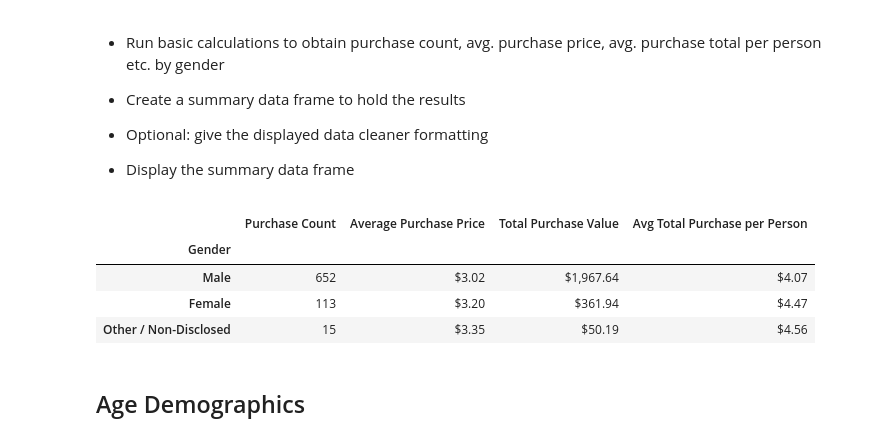
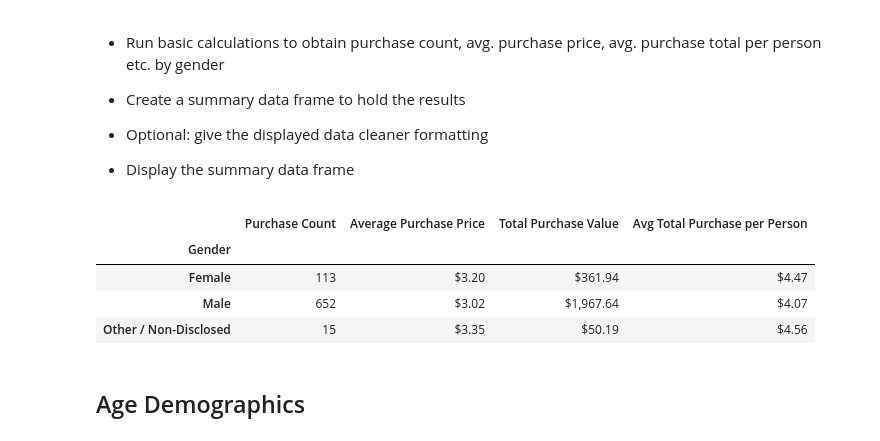
Before and after one commit to c-kleerun/pandas_challenge, a Jupyter notebook: HeroesOfPymoli/HeroesOfPymoli_nb.ipynb, the cells around one changed output. Drawn from its saved outputs; the diff is of its cells as text; code cells hidden in the pictures.

```diff
--- a/HeroesOfPymoli/HeroesOfPymoli_nb.ipynb
+++ b/HeroesOfPymoli/HeroesOfPymoli_nb.ipynb
@@ -112,52 +105,27 @@ g_demo_df
 
 * Display the summary data frame
 # %%
-g_count = purchase_data['Gender'].value_counts()
-m_prices = purchase_data.loc[purchase_data['Gender'] == 'Male', ['Gender','Price']]
-m_price = m_prices['Price'].sum()
-m_per = gender_df.loc[gender_df['Gender'] == 'Male', ['Gender']]
-m_per = m_per['Gender'].count()
-
-f_prices = purchase_data.loc[purchase_data['Gender'] == 'Female', ['Gender','Price']]
-f_price = f_prices['Price'].sum()
-f_per = gender_df.loc[gender_df['Gender'] == 'Female', ['Gender']]
-f_per = f_per['Gender'].count()
-
-o_prices = purchase_data.loc[purchase_data['Gender'] == 'Other / Non-Disclosed', ['Gender','Price']]
-o_price = o_prices['Price'].sum()
-o_per = gender_df.loc[gender_df['Gender'] == 'Other / Non-Disclosed',['Gender']]
-o_per = o_per['Gender'].count()
-
-m_total = g_count['Male']
-m_avg_price = m_price / m_total
-m_avg_per = m_price / m_per
-
-f_total = g_count['Female']
-f_avg_price = f_price / f_total
-f_avg_per = f_price / f_per
-
-o_total = g_count['Other / Non-Disclosed']
-o_avg_price = o_price / o_total
-o_avg_per = o_price / o_per
+group_obj = purchase_data.groupby(['Gender'])['SN'].count()
+group_obj2 = purchase_data.groupby(['Gender'])['Price'].mean()
+group_obj3 = purchase_data.groupby(['Gender'])['Price'].sum()
+group_obj4 = group_obj3 / g_count
 
 pa_gender_df = pd.DataFrame({
-    'Gender': ['Male', 'Female', 'Other / Non-Disclosed'],
-    'Purchase Count' : [m_total, f_total, o_total],
-    'Average Purchase Price' : [m_avg_price, f_avg_price, o_avg_price],
-    'Total Purchase Value' : [m_price, f_price, o_price],
-    'Avg Total Purchase per Person' :[m_avg_per, f_avg_per, o_avg_per]
+    'Purchase Count' : group_obj,
+    'Average Purchase Price' : group_obj2,
+    'Total Purchase Value' : group_obj3,
+    'Avg Total Purchase per Person' : group_obj4
 })
 
-pa_gender_df = pa_gender_df.set_index('Gender')
 pa_gender_df ['Average Purchase Price'] = pa_gender_df['Average Purchase Price'].map('${:,.2f}'.format)
 pa_gender_df ['Total Purchase Value'] = pa_gender_df['Total Purchase Value'].map('${:,.2f}'.format)
 pa_gender_df ['Avg Total Purchase per Person'] = pa_gender_df['Avg Total Purchase per Person'].map('${:,.2f}'.format)
 pa_gender_df
 # %% [output]
 |  | Purchase Count | Average Purchase Price | Total Purchase Value | Avg Total Purchase per Person |
 | Gender |  |  |  |  |
+| Female | 113 | $3.20 | $361.94 | $4.47 |
 | Male | 652 | $3.02 | $1,967.64 | $4.07 |
-| Female | 113 | $3.20 | $361.94 | $4.47 |
 | Other / Non-Disclosed | 15 | $3.35 | $50.19 | $4.56 |
 # %% [markdown]
 ## Age Demographics
```
Also changed, not shown: parts of 3 cells of this notebook.
